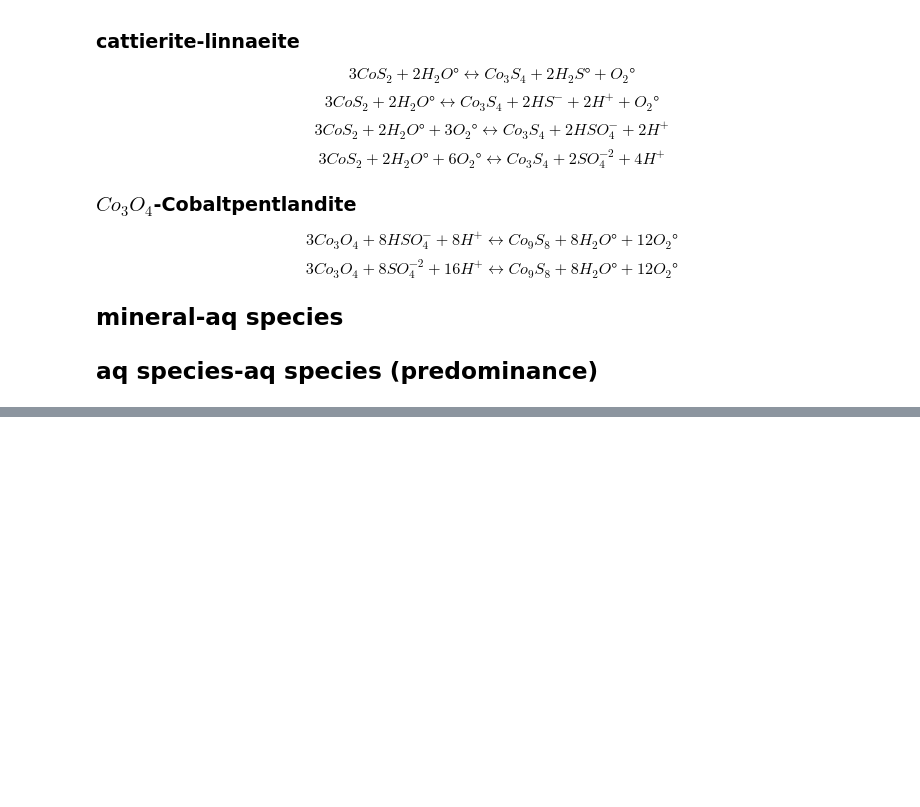
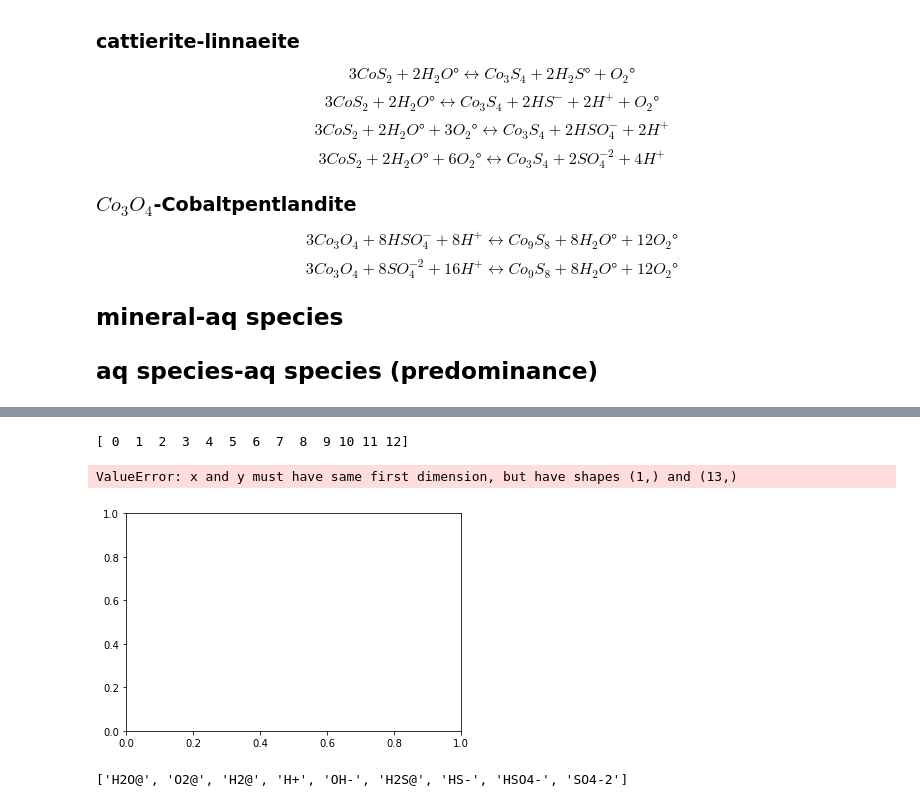
Before and after one commit to cardinalgeo/sed-hosted-Cu-Co-deposit-thermodynamic-modelling, a Jupyter notebook: notebooks/Co-S-Cl-Na-H-O_phase_diagrams.ipynb, the cells around one changed output, grey strips where cells are left out. Drawn from its saved outputs; the diff is of its cells as text; code cells hidden in the pictures; blank space fills up the shorter version.

```diff
--- a/notebooks/Co-S-Cl-Na-H-O_phase_diagrams.ipynb
+++ b/notebooks/Co-S-Cl-Na-H-O_phase_diagrams.ipynb
@@ -139,3 +132,11 @@ logaO2 = []
+# %%
+pH_vert = []
+logaO2 = []
+
+pH = np.arange(0,13)
+print(logaH)
+# %% [output]
+[ 0  1  2  3  4  5  6  7  8  9 10 11 12]
 # %%
 # HORIZONTAL
 # ## mineral-mineral
@@ -182,0 +184,8 @@ logaO2.append(-1/2*aq_aq_logK[3] + 1/2*logaH)
+# %%
+for line in logaO2:
+    plt.plot(pH, line)
+for line in pH_vert:
+    plt.axvline(line)
+# %% [output]
+ValueError: x and y must have same first dimension, but have shapes (1,) and (13,)
+[figure, added]
@@ -182,0 +203,4 @@ logaO2.append(-1/2*aq_aq_logK[3] + 1/2*logaH)
+# %%
+print([species.name() for species in system.species()])
+# %% [output]
+['H2O@', 'O2@', 'H2@', 'H+', 'OH-', 'H2S@', 'HS-', 'HSO4-', 'SO4-2']
```
Also changed, not shown: parts of 13 cells of this notebook, 3 other files.
